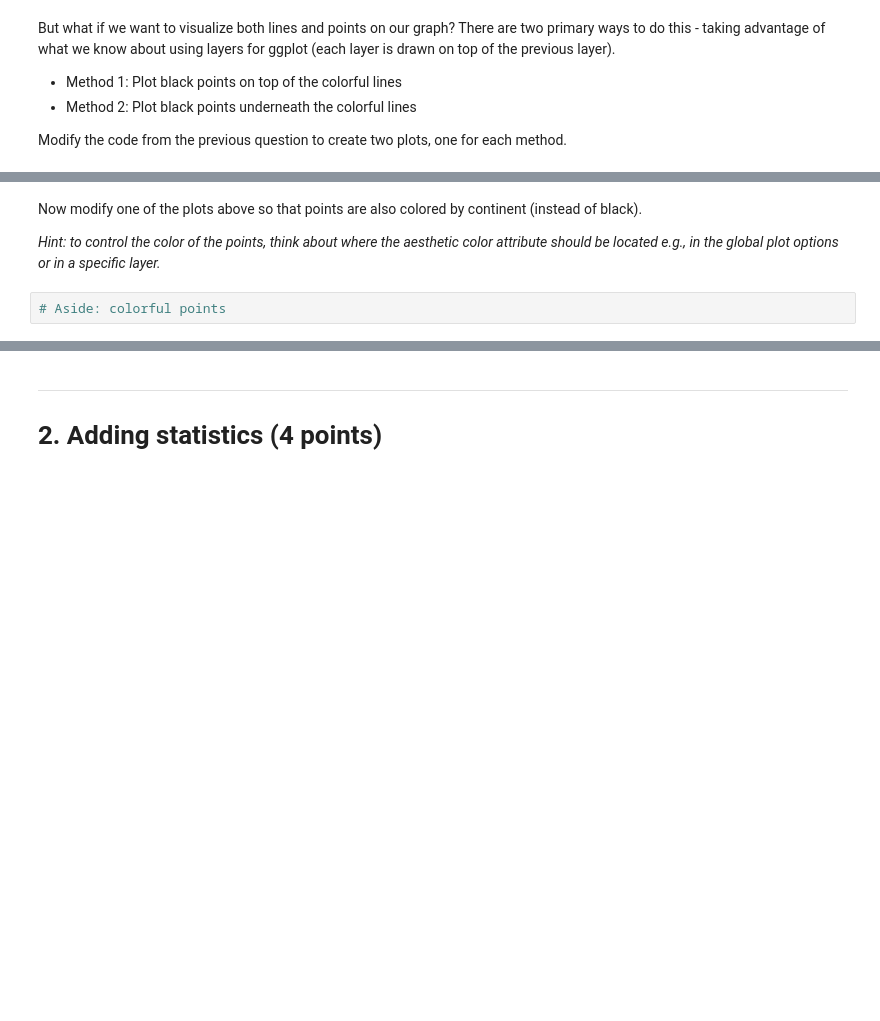
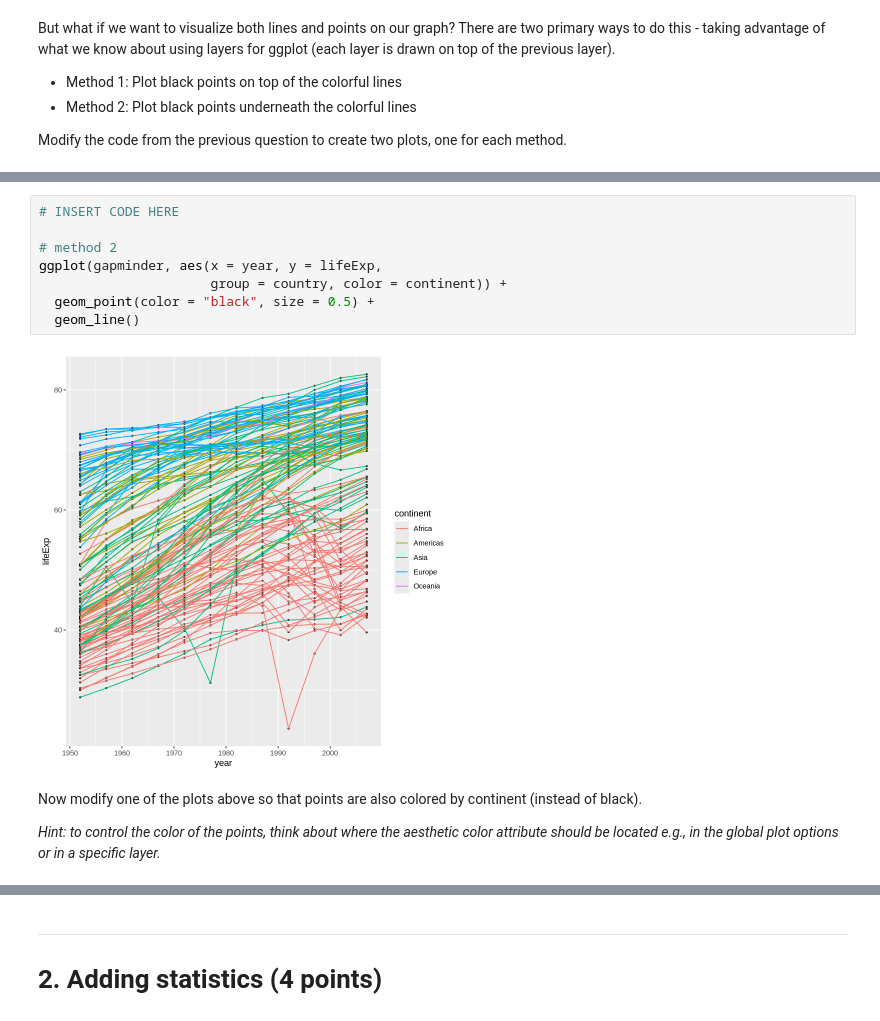
Before and after one commit to tinawanggg/Wang_DSPN_S26, a Jupyter notebook: book/exercises/05_visualization-as-analysis.ipynb, the cells around one changed output, grey strips where cells are left out. Drawn from its saved outputs; the diff is of its cells as text; blank space fills up the shorter version.

```diff
--- a/book/exercises/05_visualization-as-analysis.ipynb
+++ b/book/exercises/05_visualization-as-analysis.ipynb
@@ -88,6 +90,14 @@ Modify the code from the previous question to create two plots, one for each met
+# %%
+# INSERT CODE HERE
+
+# method 2
+ggplot(gapminder, aes(x = year, y = lifeExp,
+                      group = country, color = continent)) +
+  geom_point(color = "black", size = 0.5) +
+  geom_line()
+# %% [output]
+[figure, added]
 # %% [markdown]
 Now modify one of the plots above so that points are also colored by continent (instead of black).
 
 *Hint: to control the color of the points, think about where the aesthetic color attribute should be located e.g., in the global plot options or in a specific layer.*
-# %%
-# Aside: colorful points
```
Also changed, not shown: parts of 4 cells of this notebook.
